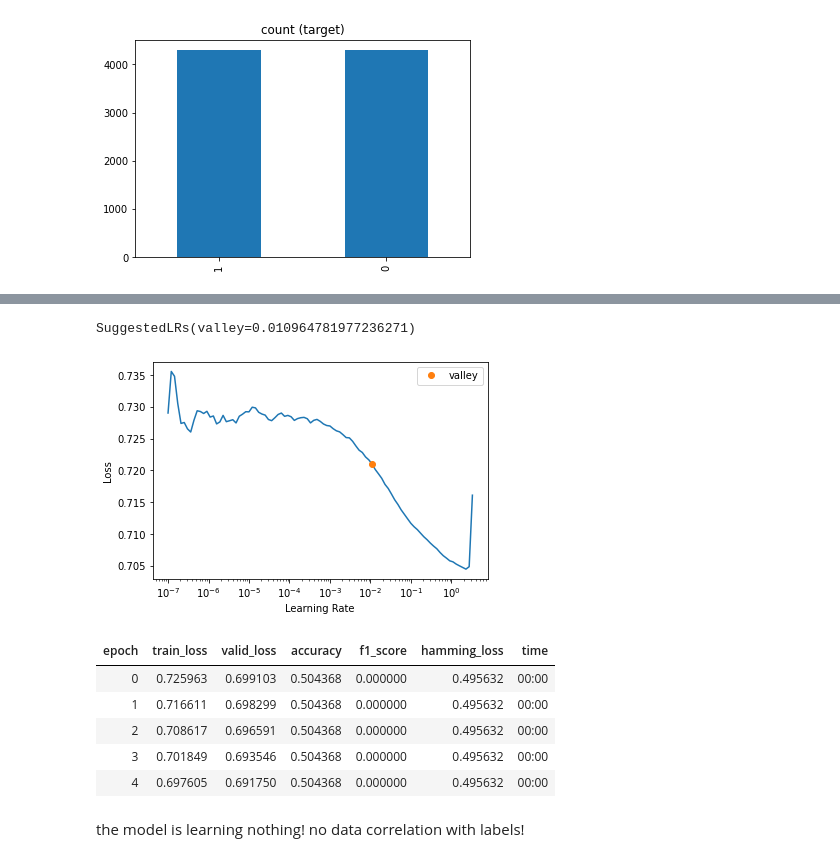
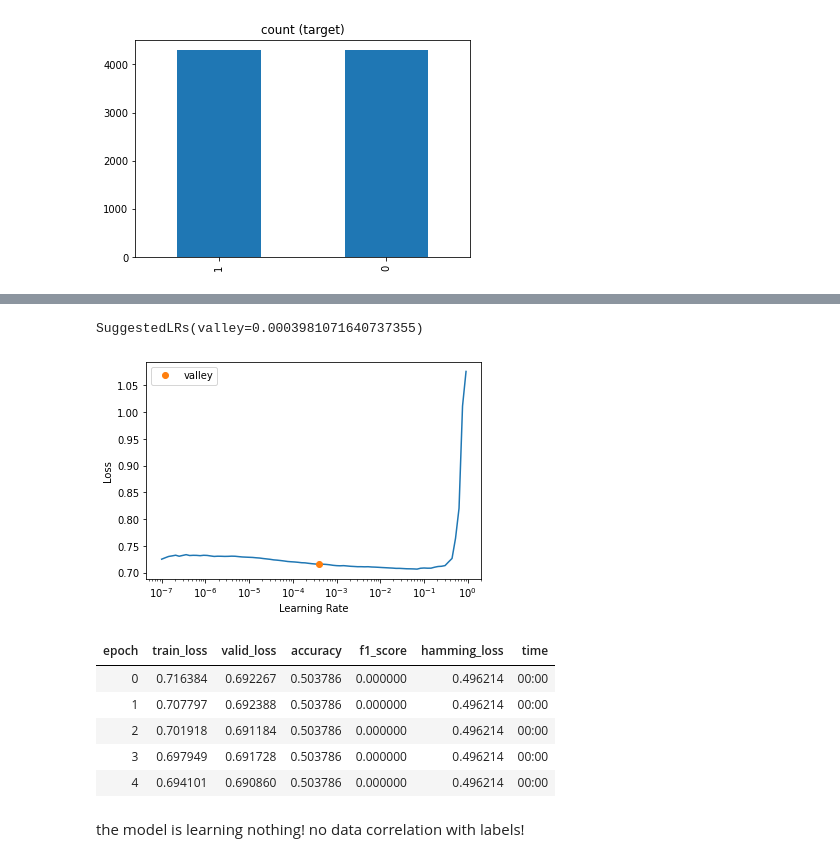
Before and after one commit to johntanas/it1244project, a Jupyter notebook: code/model_v2.ipynb, the cells around one changed output, grey strips where cells are left out. Cells and saved outputs as stored; diff of their text form; code cells hidden in the pictures.

Commit message:
changed NN layers

```diff
--- a/code/model_v2.ipynb
+++ b/code/model_v2.ipynb
@@ -316,21 +356,21 @@ splits = (list(train_idx),list(valid_idx))
 # %%
 to_nn = TabularPandas(test_under, procs_nn, cat_nn, cont_nn,
                       splits=splits, y_names=dep_var)
 dls = to_nn.dataloaders(1024)
-learn = tabular_learner(dls, layers=[17,289,2],loss_func=BCEWithLogitsLossFlat(),metrics=[accuracy,F1Score(),HammingLoss()])
+learn = tabular_learner(dls, layers=[500,250],loss_func=BCEWithLogitsLossFlat(),metrics=[accuracy,F1Score(),HammingLoss()])
 learn.lr_find()
 # %% [output]
 [interactive output not drawn]
-SuggestedLRs(valley=0.010964781977236271)
+SuggestedLRs(valley=0.0003981071640737355)
-[figure, old version]
+[figure, new version]
 # %%
-learn.fit_one_cycle(5, 1e-2)
+learn.fit_one_cycle(5, 0.0005)
 # %% [output]
 | epoch | train_loss | valid_loss | accuracy | f1_score | hamming_loss | time |
-| 0 | 0.725963 | 0.699103 | 0.504368 | 0.000000 | 0.495632 | 00:00 |
-| 1 | 0.716611 | 0.698299 | 0.504368 | 0.000000 | 0.495632 | 00:00 |
-| 2 | 0.708617 | 0.696591 | 0.504368 | 0.000000 | 0.495632 | 00:00 |
-| 3 | 0.701849 | 0.693546 | 0.504368 | 0.000000 | 0.495632 | 00:00 |
-| 4 | 0.697605 | 0.691750 | 0.504368 | 0.000000 | 0.495632 | 00:00 |
+| 0 | 0.716384 | 0.692267 | 0.503786 | 0.000000 | 0.496214 | 00:00 |
+| 1 | 0.707797 | 0.692388 | 0.503786 | 0.000000 | 0.496214 | 00:00 |
+| 2 | 0.701918 | 0.691184 | 0.503786 | 0.000000 | 0.496214 | 00:00 |
+| 3 | 0.697949 | 0.691728 | 0.503786 | 0.000000 | 0.496214 | 00:00 |
+| 4 | 0.694101 | 0.690860 | 0.503786 | 0.000000 | 0.496214 | 00:00 |
 # %% [markdown]
 the model is learning nothing! no data correlation with labels!
```
Also changed, not shown: parts of 9 cells of this notebook.
